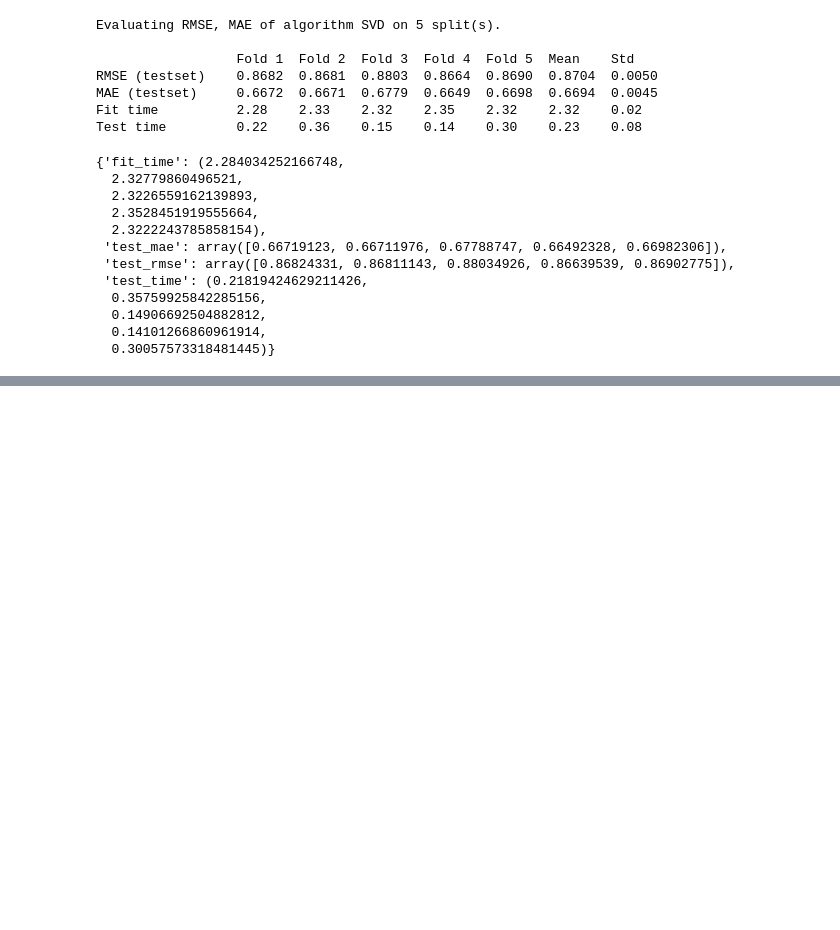
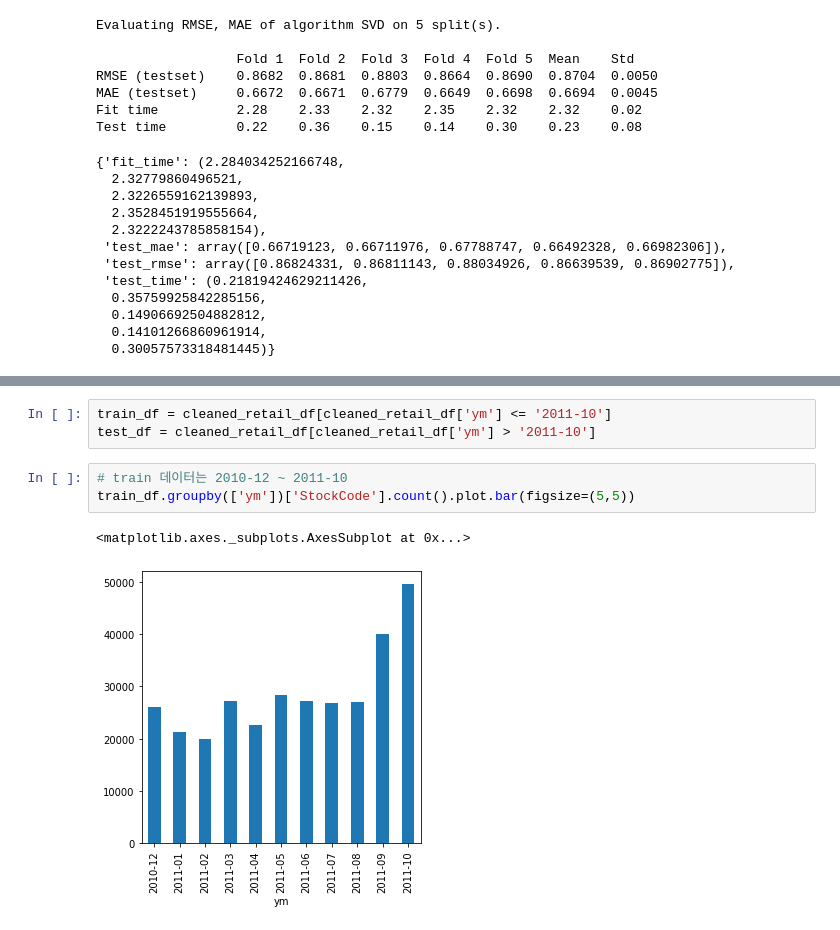
Before and after one commit to pray92/recommendation_system, a Jupyter notebook: recommendation_system_week_3rd_practice.ipynb, the cells around one changed output, grey strips where cells are left out. Saved outputs shown, nothing was run; the diff lists cells and outputs as text; blank space fills up the shorter version.

```diff
--- a/recommendation_system_week_3rd_practice.ipynb
+++ b/recommendation_system_week_3rd_practice.ipynb
@@ -1165,0 +1251,9 @@ Test time         0.22    0.36    0.15    0.14    0.30    0.23    0.08
+# %%
+train_df = cleaned_retail_df[cleaned_retail_df['ym'] <= '2011-10']
+test_df = cleaned_retail_df[cleaned_retail_df['ym'] > '2011-10']
+# %%
+# train 데이터는 2010-12 ~ 2011-10
+train_df.groupby(['ym'])['StockCode'].count().plot.bar(figsize=(5,5))
+# %% [output]
+<matplotlib.axes._subplots.AxesSubplot at 0x...>
+[figure, added]
```
Also changed, not shown: parts of 70 cells of this notebook, 1 other file.
